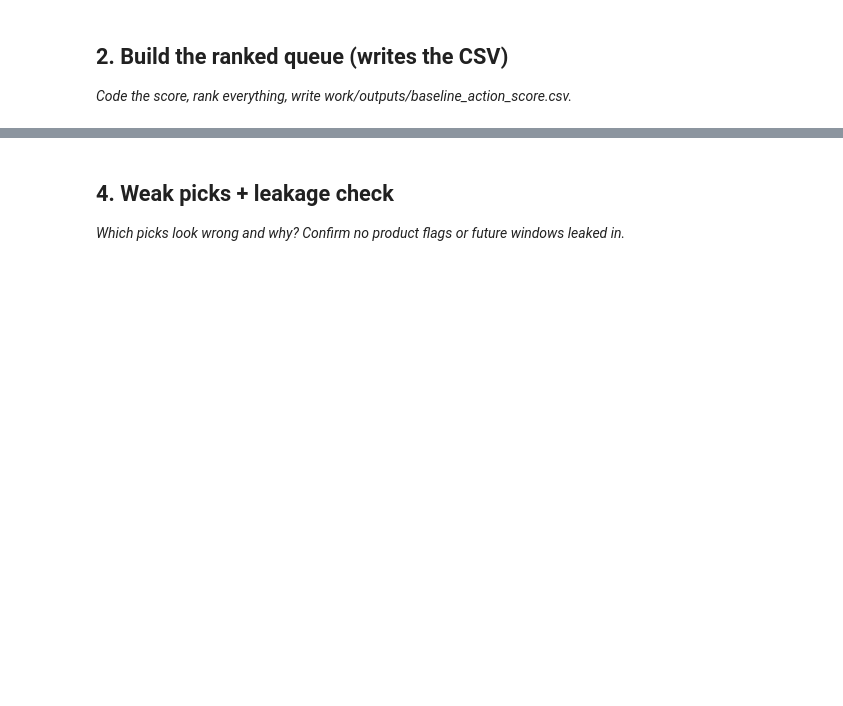
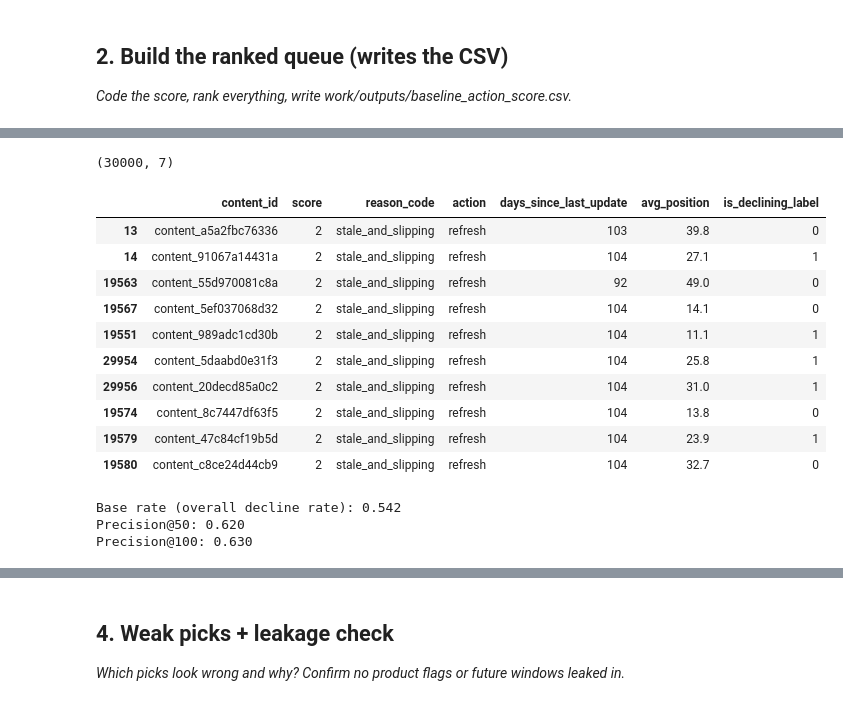
Before and after one commit to Debbie1236-cmd/flyrank-ml-internship, a Jupyter notebook: work/notebooks/w04_baseline_score.ipynb, the cells around one changed output, grey strips where cells are left out. Saved outputs shown, nothing was run; the diff lists cells and outputs as text; code cells hidden in the pictures; blank space fills up the shorter version.

```diff
--- a/work/notebooks/w04_baseline_score.ipynb
+++ b/work/notebooks/w04_baseline_score.ipynb
@@ -15,0 +50,6 @@ This skeleton is yours to fill. Work the sections **in order** — each one has
+# %%
+import pandas as pd
+
+df = pd.read_csv("../../data/processed/refresh_feature_vector.csv")
+print(df.shape)
+df.head()
@@ -29,0 +81,68 @@ This skeleton is yours to fill. Work the sections **in order** — each one has
+# %%
+# Signal 1: staleness flag
+df["is_stale"] = (df["days_since_last_update"] >= 90).astype(int)
+
+# Signal 2: slipping position flag (worse than top 10, and has real position data)
+df["is_slipping"] = ((df["avg_position"] > 10) & (df["avg_position"] > 0)).astype(int)
+
+# Reason code based on which signals triggered
+def get_reason_code(row):
+    if row["is_stale"] == 1 and row["is_slipping"] == 1:
+        return "stale_and_slipping"
+    elif row["is_stale"] == 1:
+        return "stale_only"
+    elif row["is_slipping"] == 1:
+        return "slipping_only"
+    else:
+        return "neither"
+
+df["reason_code"] = df.apply(get_reason_code, axis=1)
+
+# Score: both signals triggered = highest priority
+df["score"] = df["is_stale"] + df["is_slipping"]
+
+# Action label
+df["action"] = df["reason_code"].apply(lambda r: "refresh" if r != "neither" else "no_action")
+
+# Build the ranked queue
+queue = df[["content_id", "score", "reason_code", "action", "days_since_last_update", "avg_position", "is_declining_label"]]
+queue = queue.sort_values("score", ascending=False)
+
+# Write to CSV
+import os
+os.makedirs("../outputs", exist_ok=True)
+queue.to_csv("../outputs/baseline_action_score.csv", index=False)
+
+print(queue.shape)
+queue.head(10)
+# %% [output]
+(30000, 7)
+|  | content_id | score | reason_code | action | days_since_last_update | avg_position | is_declining_label |
+| 13 | content_a5a2fbc76336 | 2 | stale_and_slipping | refresh | 103 | 39.8 | 0 |
+| 14 | content_91067a14431a | 2 | stale_and_slipping | refresh | 104 | 27.1 | 1 |
+| 19563 | content_55d970081c8a | 2 | stale_and_slipping | refresh | 92 | 49.0 | 0 |
+| 19567 | content_5ef037068d32 | 2 | stale_and_slipping | refresh | 104 | 14.1 | 0 |
+| 19551 | content_989adc1cd30b | 2 | stale_and_slipping | refresh | 104 | 11.1 | 1 |
+| 29954 | content_5daabd0e31f3 | 2 | stale_and_slipping | refresh | 104 | 25.8 | 1 |
+| 29956 | content_20decd85a0c2 | 2 | stale_and_slipping | refresh | 104 | 31.0 | 1 |
+| 19574 | content_8c7447df63f5 | 2 | stale_and_slipping | refresh | 104 | 13.8 | 0 |
+| 19579 | content_47c84cf19b5d | 2 | stale_and_slipping | refresh | 104 | 23.9 | 1 |
+| 19580 | content_c8ce24d44cb9 | 2 | stale_and_slipping | refresh | 104 | 32.7 | 0 |
+# %%
+import numpy as np
+
+def precision_at_k(scores, labels, k):
+    order = np.argsort(-np.asarray(scores))
+    return np.asarray(labels)[order[:k]].mean()
+
+base_rate = df["is_declining_label"].mean()
+p_at_50 = precision_at_k(df["score"], df["is_declining_label"], 50)
+p_at_100 = precision_at_k(df["score"], df["is_declining_label"], 100)
+
+print(f"Base rate (overall decline rate): {base_rate:.3f}")
+print(f"Precision@50: {p_at_50:.3f}")
+print(f"Precision@100: {p_at_100:.3f}")
+# %% [output]
+Base rate (overall decline rate): 0.542
+Precision@50: 0.620
+Precision@100: 0.630
```
Also changed, not shown: parts of 14 cells of this notebook.
